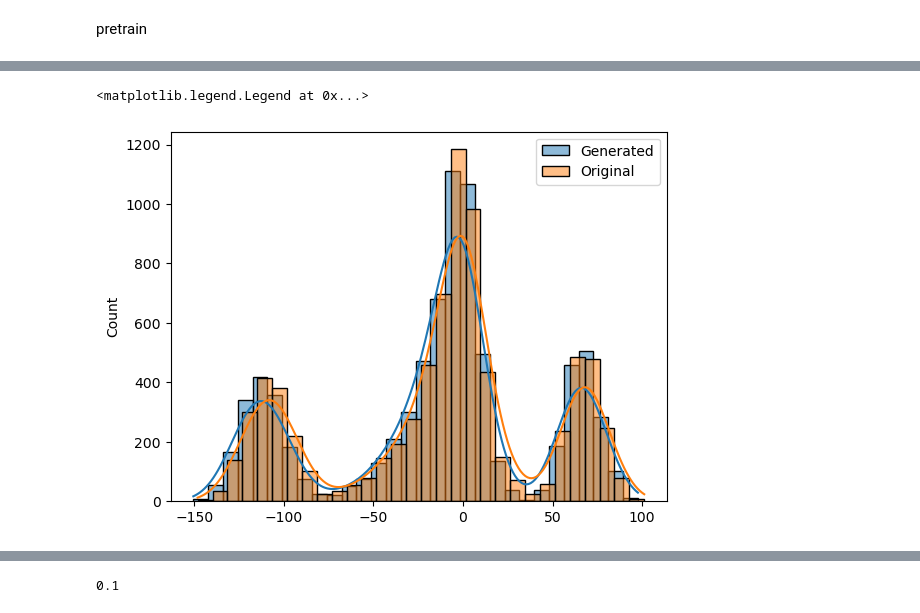
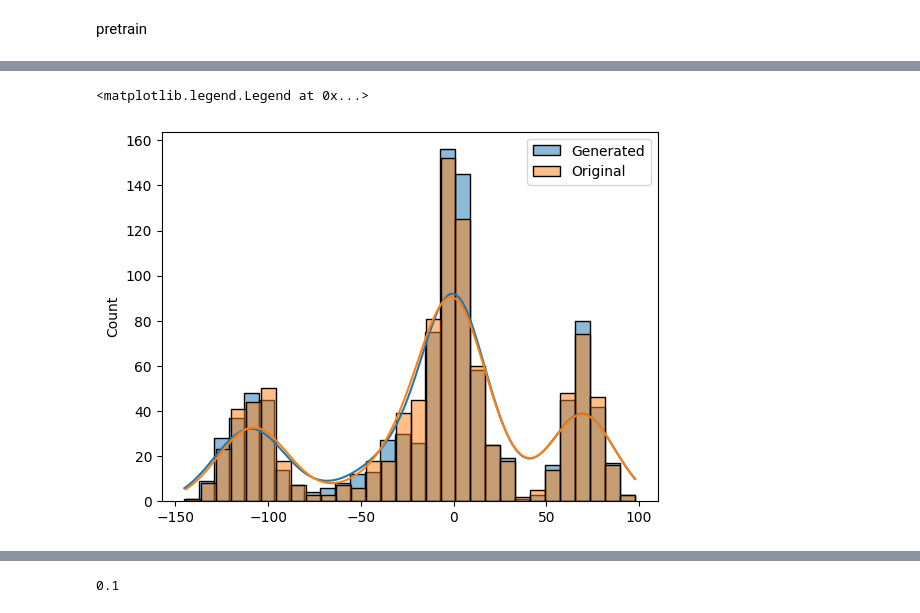
Before and after one commit to miluosi/diffusion-for-learning, a Jupyter notebook: quantile_ddpm.ipynb, the cells around one changed output, grey strips where cells are left out. Drawn from its saved outputs; the diff is of its cells as text; code cells hidden in the pictures.

```diff
--- a/quantile_ddpm.ipynb
+++ b/quantile_ddpm.ipynb
@@ -601,7 +601,7 @@ pretrain
 import torch
 import torch.nn as nn
 import torch.optim as optim
-
+alpha = 0.95
 # 1. 创建模型
 class QuantileBackbone(nn.Module):
     def __init__(self, input_dim, output_dim):
@@ -614,10 +614,6 @@ class QuantileBackbone(nn.Module):
         self.linear_model2 = nn.Sequential(
             nn.Linear(32, 32),
             nn.ReLU(),
-            nn.Linear(32, 64),
-            nn.ReLU(),
-            nn.Linear(64, 32),
-            nn.ReLU(),
             nn.Linear(32, output_dim),
         )
 
@@ -626,8 +622,12 @@ class QuantileBackbone(nn.Module):
         x = self.linear_model2(x)
         return x
 
+
     def loss_fn(self, y_pred, y_true, alpha):
         return torch.mean(torch.max(alpha * (y_true - y_pred), (alpha - 1) * (y_true - y_pred)))
+
+
+
 
 # 2. 准备数据（使用一些模拟数据作为示例）
 input_dim = 2  # 假设输入特征维度为 10
@@ -641,19 +641,13 @@ y_train = torch.tensor(sca_Y_train_5[:,-1].reshape(-1,1)).cuda()
 qmodel = QuantileBackbone(input_dim, output_dim).cuda()
 optimizer = optim.Adam(qmodel.parameters(), lr=0.001)
 
-# 4. 训练模型
+
 num_epochs = 1000
 for epoch in range(num_epochs):
     qmodel.train()  # 设置模型为训练模式
     optimizer.zero_grad()  # 清零梯度
-
-    # 前向传播
     y_pred = qmodel(x_train)
-
-    # 计算损失
     loss = qmodel.loss_fn(y_pred, y_train, alpha)
-
-    # 反向传播并更新参数
     loss.backward()
     optimizer.step()
 
@@ -680,8 +674,8 @@ Epoch [1000/1000], Loss: 0.0031
 # %%
-tr = scay5.inverse_transform(qmodel(torch.Tensor(sca_X_train_5[:,:-1]).cuda()).cpu().detach().numpy())
+tr = scay5.inverse_transform((qmodel(torch.Tensor(sca_X_test_5[:,:-1]).cuda()).cuda()).cpu().detach().numpy())
 sns.histplot(tr, kde=True, bins=30, label='Generated')
-sns.histplot(X_train_5[:,-1], kde=True, bins=30, label='Original')
+sns.histplot(X_test_5[:,-1], kde=True, bins=30, label='Original')
 plt.legend()  # 添加图例
 # %% [output]
 <matplotlib.legend.Legend at 0x...>
-[figure, old version]
+[figure, new version]
```
Also changed, not shown: parts of 4 cells of this notebook.
